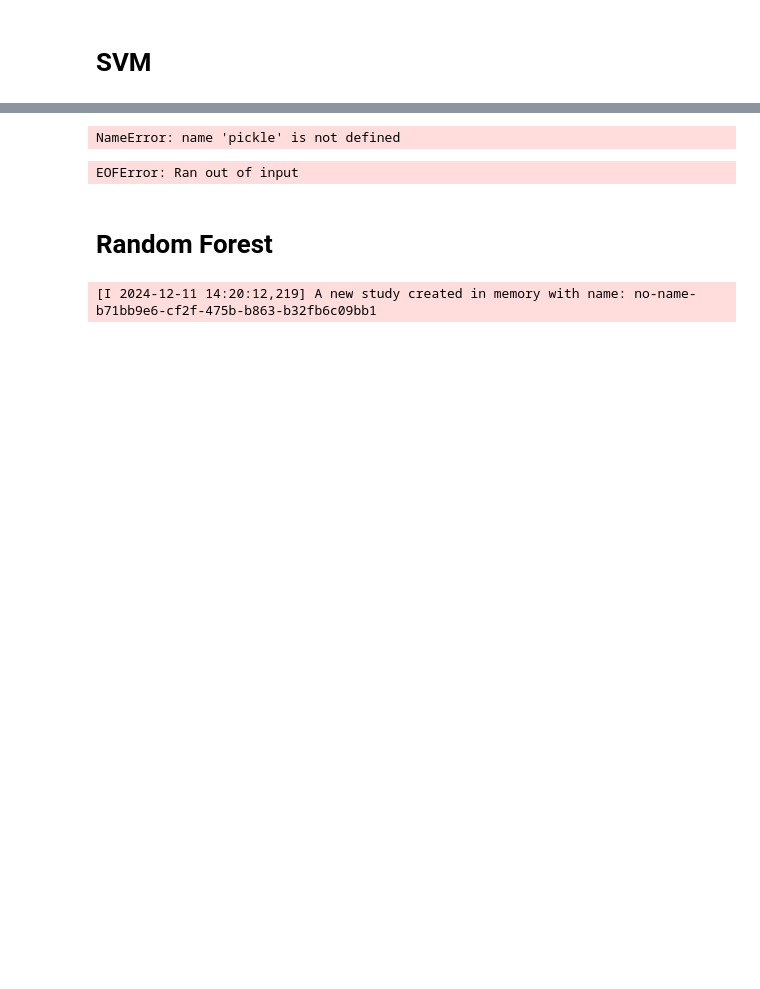
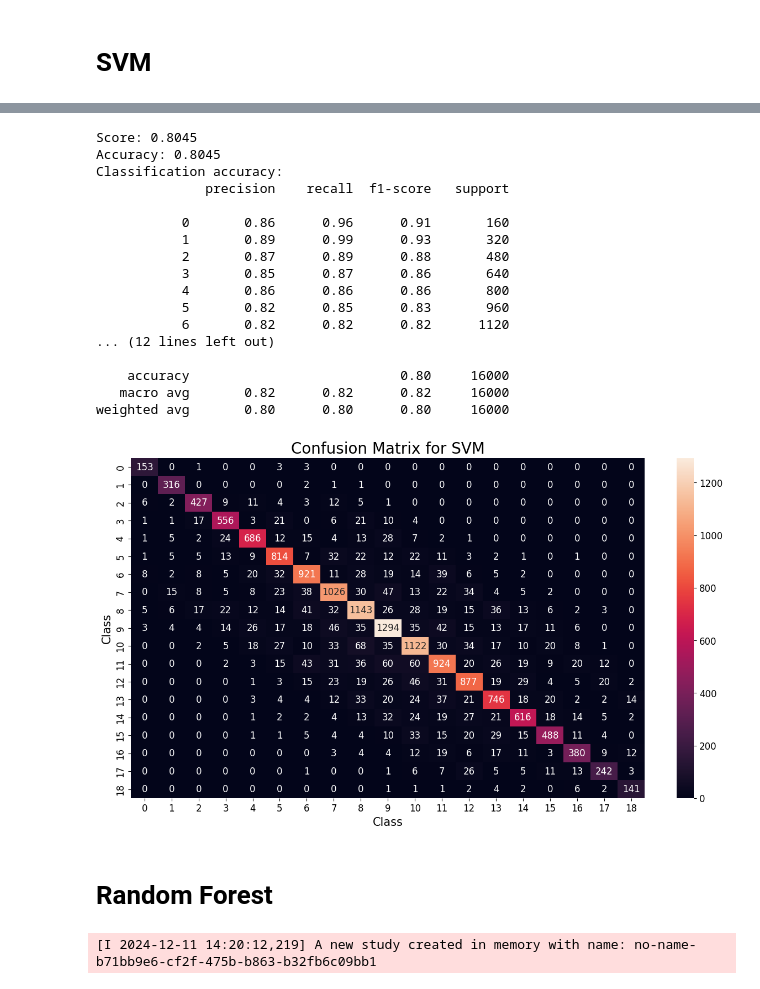
Before and after one commit to ljf441/mnist_add, a Jupyter notebook: inference.ipynb, the cells around one changed output, grey strips where cells are left out. Cells and saved outputs as stored; diff of their text form; code cells hidden in the pictures; blank space fills up the shorter version.

```diff
--- a/inference.ipynb
+++ b/inference.ipynb
@@ -247,19 +247,34 @@ svm = SVC(
         random_state=441
           )
 
-svm_clf = svm.fit(x_train, np.argmax(y_train, axis=1))
+svm_clf = svm.fit(x_train, y_train)
 # %%
 with open("svm_fitted_model.pkl", "wb") as f:
     pickle.dump(svm_clf, f)
-# %% [output]
-NameError: name 'pickle' is not defined
 # %%
 with open("svm_fitted_model.pkl", "rb") as f:
     svm_clf = pickle.load(f)
 
-score_model(svm_clf, x_test, y_test)
+score_model(svm_clf, x_test, y_test, "SVM")
 # %% [output]
-EOFError: Ran out of input
+Score: 0.8045
+Accuracy: 0.8045
+Classification accuracy:
+              precision    recall  f1-score   support
+
+           0       0.86      0.96      0.91       160
+           1       0.89      0.99      0.93       320
+           2       0.87      0.89      0.88       480
+           3       0.85      0.87      0.86       640
+           4       0.86      0.86      0.86       800
+           5       0.82      0.85      0.83       960
+           6       0.82      0.82      0.82      1120
+... (12 lines left out)
+
+    accuracy                           0.80     16000
+   macro avg       0.82      0.82      0.82     16000
+weighted avg       0.80      0.80      0.80     16000
+[figure, added]
 # %% [markdown]
 # Random Forest
 # %%
```
Also changed, not shown: parts of 6 cells of this notebook, 14 other files.
